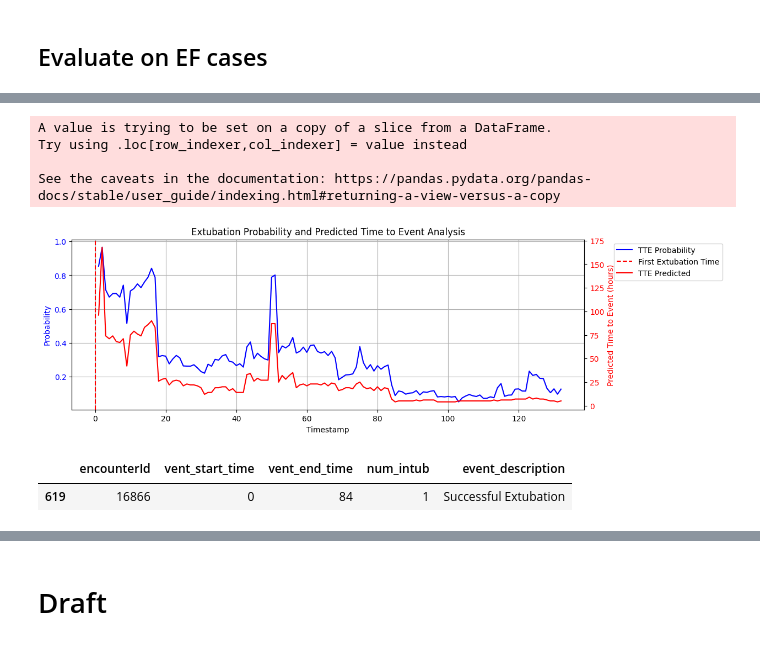
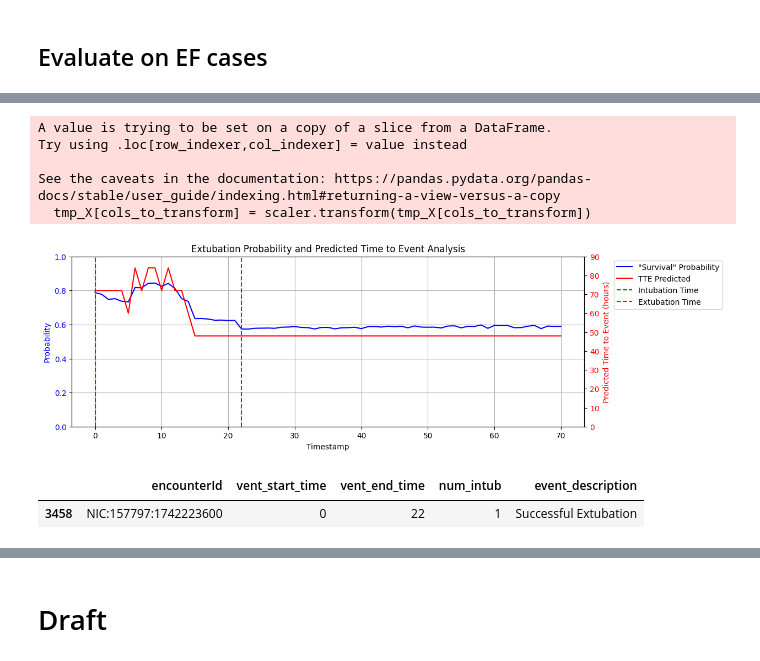
Before and after one commit to Edison9489/TTEAnalysis, a Jupyter notebook: experiments/Baselines.ipynb, the cells around one changed output, grey strips where cells are left out. Cells and saved outputs as stored; diff of their text form; code cells hidden in the pictures.

```diff
--- a/experiments/Baselines.ipynb
+++ b/experiments/Baselines.ipynb
@@ -604,0 +559,3 @@ RandomSurvivalForest(max_features=None, min_samples_leaf=5, n_estimators=200,
+# %%
+optimizer = torch.optim.Adam(net.parameters(), lr=1e-3, weight_decay=1e-4)
+deephit_mlp_model = DeepHitSingle(net, optimizer, alpha=0.5, sigma=0.3, duration_index=labtrans.cuts)
@@ -876,0 +727,5 @@ plt.show()
+# %%
+# Prepare the dictionary for median survival times
+median_survival_times = {model: ev.median_survival_times() for model, ev in models_to_eval}
+y_tracker_test['durations_test'] = durations_test
+y_compare_df = pd.concat([y_tracker_test, pd.DataFrame(median_survival_times)], axis=1)
@@ -918,4 +877,6 @@ _ = torch.manual_seed(123)
 # %% [markdown]
 ## Evaluate on EF cases
+# %%
+best_model = deephit_mlp_model
 # %%
 df_ef_tmp = df_ef.groupby('encounterId').apply(
@@ -963,17 +926,16 @@ merged_data = pd.merge(EF_encounterId_df, df_ef_tmp[['encounterId']], on='encoun
 from sklearn.metrics import accuracy_score, precision_score, recall_score, f1_score, roc_auc_score, classification_report, confusion_matrix
 from sklearn.metrics import roc_curve, auc, make_scorer, precision_recall_curve, average_precision_score
 
-threshold_time = 40
-time_index = np.where(time_steps == threshold_time)[0][0]
-y_ef_proba = rsf_surv_prob[:, time_index]
-y_ef_pred = (rsf_estimated_weaning>threshold_time).astype(int)
+threshold_time = 24
+time_point_index = np.where(time_grid == threshold_time)[0][0]
+y_ef_proba = best_model_surv.iloc[time_point_index, :]
+y_ef_pred = (y_ef_proba>0.5).astype(int)
 y_ef_test = merged_data['y_test']
 
 accuracy = accuracy_score(y_ef_test, y_ef_pred)
 precision_metric = precision_score(y_ef_test, y_ef_pred, zero_division=1)
 recall_metric = recall_score(y_ef_test, y_ef_pred, zero_division=1)
 f1 = f1_score(y_ef_test, y_ef_pred, zero_division=1)
-
 
 roc_auc = roc_auc_score(y_ef_test, y_ef_proba)
 
@@ -1012,61 +974,59 @@ weighted avg       0.91      0.83      0.86       865
 # %%
-check_id = '16866'
+id_tmp = df_ef[(df_ef.num_intub==1)&(df_ef.first_extubation_time<=100)].encounterId.unique()[10]
 
-tmp_df = df_ef.loc[df_ef.encounterId==check_id].copy()
-tmp_df.sort_values(by='timestamp', inplace=True)
-tmp_X = tmp_df[X_test.columns]
-tmp_result = tmp_df[['timestamp']].copy()
+tmp_df = df_ef.loc[df_ef.encounterId==id_tmp].copy()
+tmp_df.sort_values(by='timestamp_original', inplace=True)
+tmp_X = tmp_df[cols_to_transform]
+tmp_result = tmp_df[['timestamp_original']].copy()
 tmp_X[cols_to_transform] = scaler.transform(tmp_X[cols_to_transform])
 
-rsf_surv_prob_tmp = np.row_stack([fn(time_steps) for fn in rsf_model.predict_survival_function(tmp_X)])
-rsf_estimated_weaning_tmp = median_survival_time(rsf_surv_prob_tmp, time_steps)
-tmp_result[f"TTE_proba"] = rsf_surv_prob_tmp[:, time_index]
-tmp_result[f"TTE_pred"] = rsf_estimated_weaning_tmp
+best_model_surv_tmp = best_model.predict_surv_df(tmp_X.astype('float32').values)
 
-reintubation_time = tmp_df.loc[(tmp_df['airwayStatus_Intubated'] == 1) &
-                                                  (tmp_df['timestamp'] > tmp_df.first_extubation_time), 'timestamp']
-if not reintubation_time.empty:
-    reintubation_time = reintubation_time.iloc[0]
-    first_extubation_x = tmp_df.loc[tmp_df.timestamp==tmp_df['first_extubation_time'].iloc[0], 'timestamp'].iloc[0]
-    reintubation_x = tmp_df.loc[tmp_df.timestamp==reintubation_time, 'timestamp'].iloc[0]
-else:
-    first_extubation_x = 0
-    reintubation_x = 0
+tmp_result[f"TTE_proba"] = best_model_surv_tmp.iloc[time_point_index, :].values
+tmp_result[f"TTE_pred"] = median_survival_times(best_model_surv_tmp).values
 
 plt.figure(figsize=(12,4))
 
 # Create the first subplot for the survival probability over time
 ax1 = plt.gca()  # Get current axis
-ax1.plot(tmp_result['timestamp'], tmp_result['TTE_proba'], 'b-', label='TTE Probability')
+ax1.plot(tmp_result['timestamp_original'], tmp_result['TTE_proba'], 'b-', label='"Survival" Probability')
 ax1.set_xlabel('Timestamp')
 ax1.set_ylabel('Probability', color='b')
 ax1.tick_params(axis='y', labelcolor='b')
 ax1.grid(True)
-
-# Mark the first extubation and reintubation times
-ax1.axvline(x=first_extubation_x, color='red', linestyle='--', label='First Extubation Time')
-if reintubation_x != 0:
-    ax1.axvline(x=reintubation_x, color='green', linestyle='--', label='Reintubation Time')
+ax1.set_ylim(0, 1)
 
 # Create a second y-axis for the predicted time to event
 ax2 = ax1.twinx()  # Create a second y-axis sharing the same x-axis
-ax2.plot(tmp_result['timestamp'], tmp_result['TTE_pred'], 'r-', label='TTE Predicted')
+ax2.plot(tmp_result['timestamp_original'], tmp_result['TTE_pred'], 'r-', label='TTE Predicted')
 ax2.set_ylabel('Predicted Time to Event (hours)', color='r')
 ax2.tick_params(axis='y', labelcolor='r')
+ax2.set_ylim(0, int(tmp_result['TTE_pred'].max()/10+1)*10)
+
+# Mark all intubation times
+intubation_times = tmp_df.loc[tmp_df['airwayStatus_Intubated'] == 1, 'timestamp_original']
+for intub_time in intubation_times:
+    ax2.axvline(x=intub_time, color='green', linestyle='--', label='Intubation Time' if 'Intubation Time' not in ax2.get_legend_handles_labels()[1] else "")
+
+# Mark all extubation times
+extubation_times = tmp_df.loc[tmp_df['airwayStatus_Extubated'] == 1, 'timestamp_original']
+for ext_time in extubation_times:
+    ax2.axvline(x=ext_time, color='red', linestyle='--', label='Extubation Time' if 'Extubation Time' not in ax2.get_legend_handles_labels()[1] else "")
 
 # Adding legend to the plot
 lines_1, labels_1 = ax1.get_legend_handles_labels()
 lines_2, labels_2 = ax2.get_legend_handles_labels()
-ax1.legend(lines_1 + lines_2, labels_1 + labels_2, loc='upper left', bbox_to_anchor=(1.05, 1))
+ax2.legend(lines_1 + lines_2, labels_1 + labels_2, loc='upper left', bbox_to_anchor=(1.05, 1))
 
 plt.title('Extubation Probability and Predicted Time to Event Analysis')
 plt.show()
-vent_outcome[vent_outcome.encounterId==check_id]
+vent_outcome[vent_outcome.encounterId==id_tmp]
 # %% [output]
 A value is trying to be set on a copy of a slice from a DataFrame.
 Try using .loc[row_indexer,col_indexer] = value instead
 
 See the caveats in the documentation: https://pandas.pydata.org/pandas-docs/stable/user_guide/indexing.html#returning-a-view-versus-a-copy
+  tmp_X[cols_to_transform] = scaler.transform(tmp_X[cols_to_transform])
-[figure, old version]
+[figure, new version]
 |  | encounterId | vent_start_time | vent_end_time | num_intub | event_description |
-| 619 | 16866 | 0 | 84 | 1 | Successful Extubation |
+| 3458 | NIC:157797:1742223600 | 0 | 22 | 1 | Successful Extubation |
```
Also changed, not shown: parts of 82 cells of this notebook, 1 other file.
